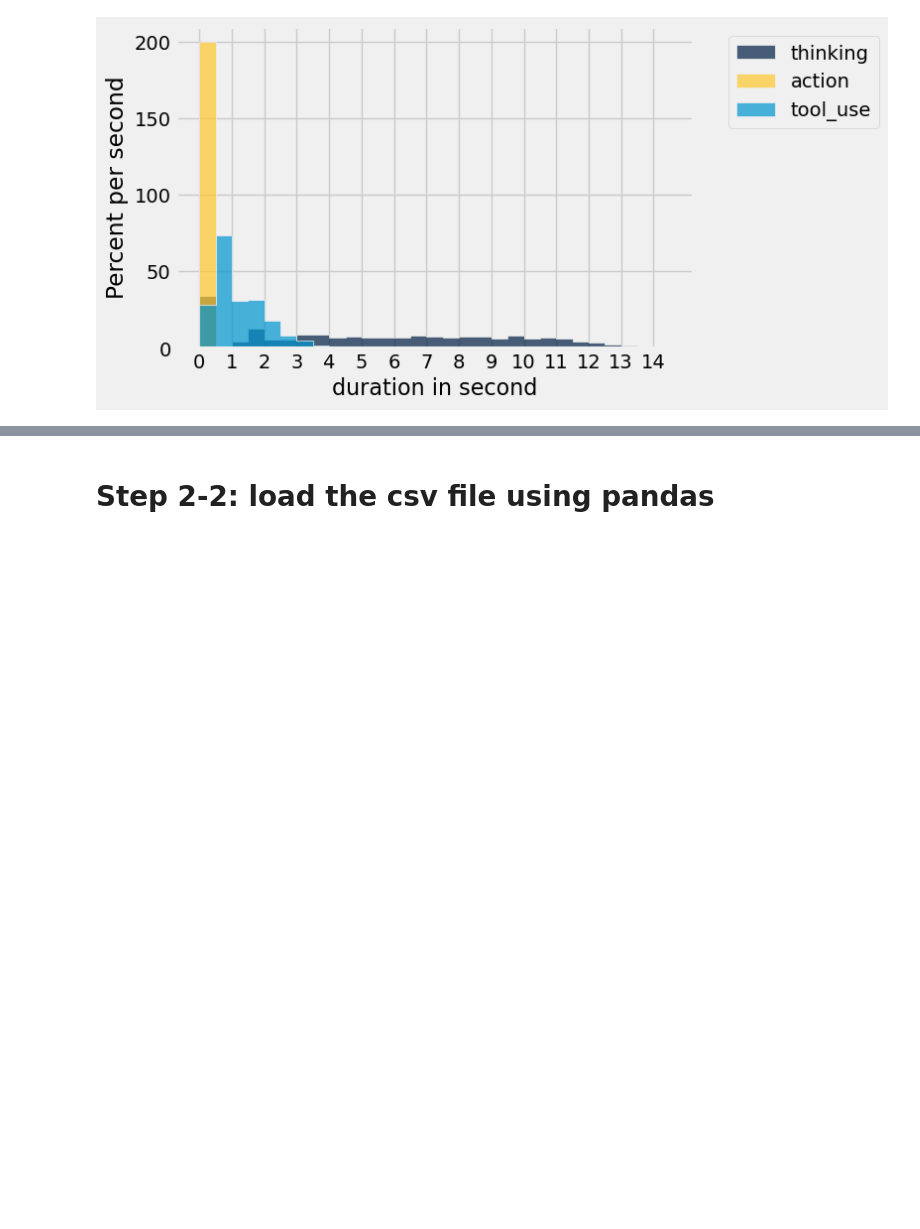
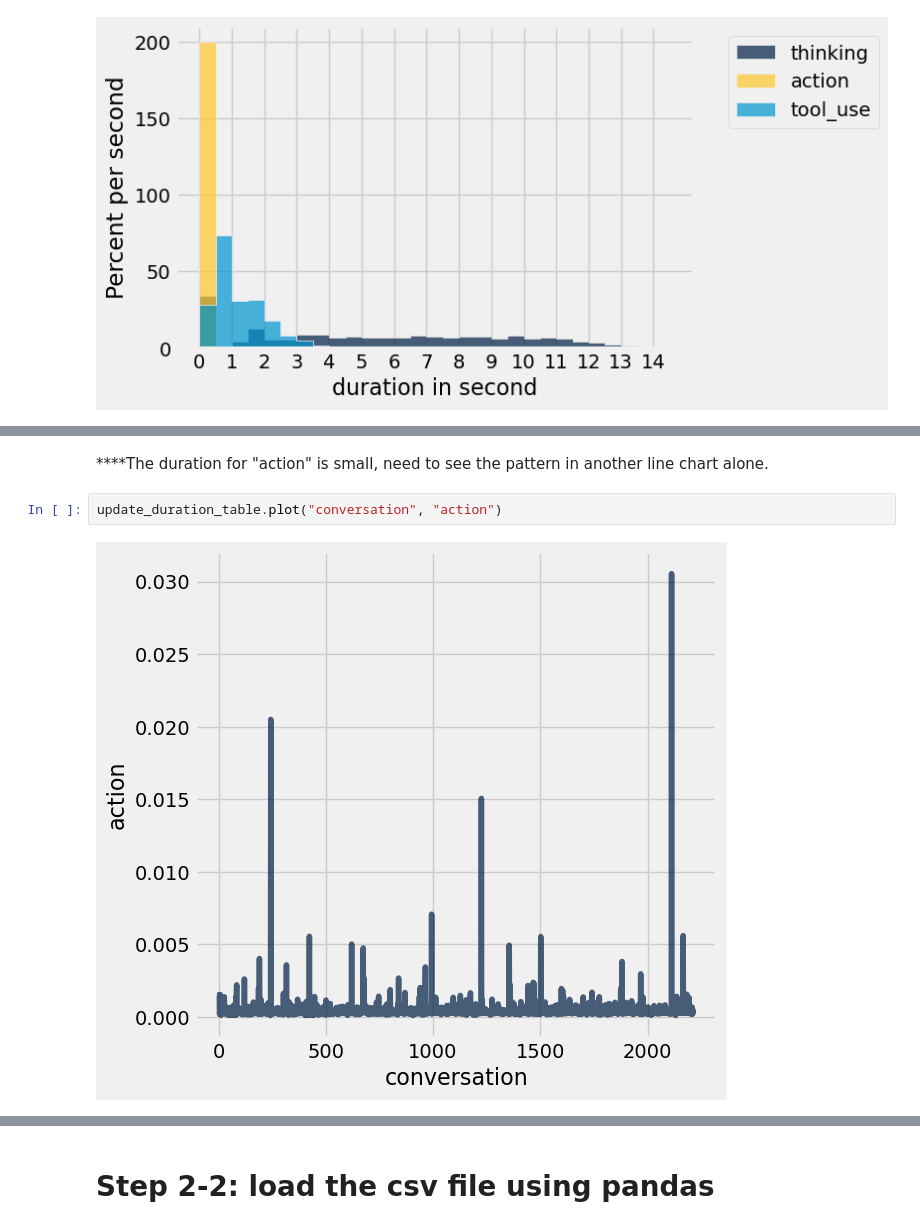
Before and after one commit to courageousstrawberry/UEBAProject_copy, a Jupyter notebook: DataProcess/SU25/JSONData/consolidatedDataProcess.ipynb, the cells around one changed output, grey strips where cells are left out. Drawn from its saved outputs; the diff is of its cells as text; blank space fills up the shorter version.

```diff
--- a/DataProcess/SU25/JSONData/consolidatedDataProcess.ipynb
+++ b/DataProcess/SU25/JSONData/consolidatedDataProcess.ipynb
@@ -241,0 +251,6 @@ _ = plots.xticks(np.arange(15))
+# %% [markdown]
+****The duration for "action" is small, need to see the pattern in another line chart alone.
+# %%
+update_duration_table.plot("conversation", "action")
+# %% [output]
+[figure, added]
```
Also changed, not shown: parts of 7 cells of this notebook.
